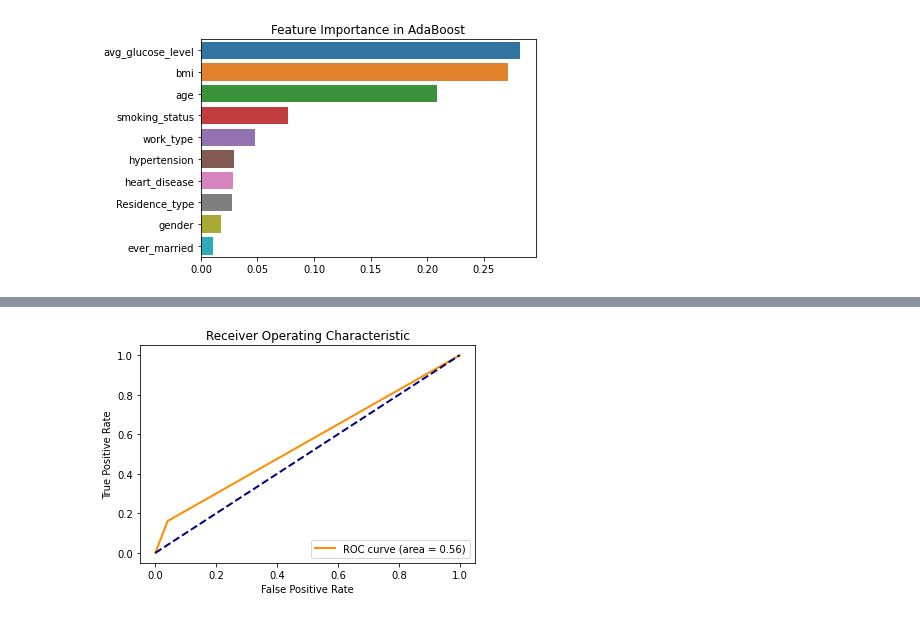
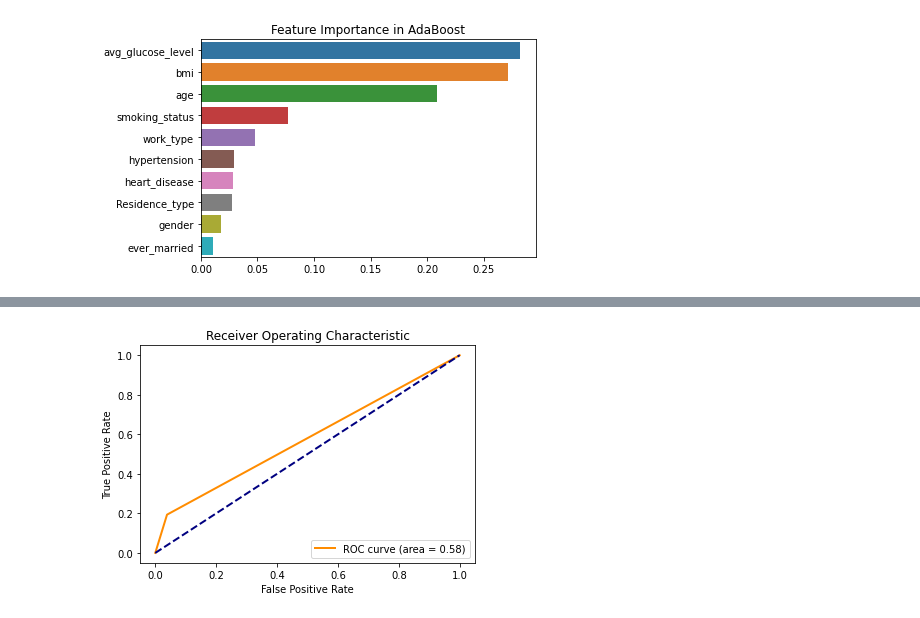
Before and after one commit to kevinwjin/cpsc581, a Jupyter notebook: Xinyi.ipynb, the cells around one changed output, grey strips where cells are left out. Cells and saved outputs as stored; diff of their text form; code cells hidden in the pictures.

```diff
--- a/Xinyi.ipynb
+++ b/Xinyi.ipynb
@@ -158,7 +220,7 @@ plt.show()
 from sklearn.ensemble import AdaBoostClassifier
 
 # Create the AdaBoost model using the previously defined Decision Tree as the base estimator
-ada_classifier = AdaBoostClassifier(DecisionTreeClassifier(random_state=42), random_state=42)
+ada_classifier = AdaBoostClassifier(DecisionTreeClassifier(random_state=42), n_estimators=50, random_state=42)
 
 # Fit the AdaBoost model
 ada_classifier.fit(X_train, y_train)
@@ -214,17 +277,19 @@ plt.show()
 # %%
 # ROC Curve and AUC
 from sklearn.metrics import roc_curve, auc
 
-fpr, tpr, _ = roc_curve(y_test, dt_classifier.predict_proba(X_test)[:, 1])
+fpr, tpr, _ = roc_curve(y_test, ada_classifier.predict_proba(X_test)[:, 1])
 roc_auc = auc(fpr, tpr)
 
 plt.figure()
 plt.plot(fpr, tpr, color='darkorange', lw=2, label='ROC curve (area = %0.2f)' % roc_auc)
 plt.plot([0, 1], [0, 1], color='navy', lw=2, linestyle='--')
+
 plt.xlabel('False Positive Rate')
 plt.ylabel('True Positive Rate')
 plt.title('Receiver Operating Characteristic')
 plt.legend(loc="lower right")
+
 plt.show()
 # %% [output]
-[figure, old version]
+[figure, new version]
```
Also changed, not shown: parts of 8 cells of this notebook.
